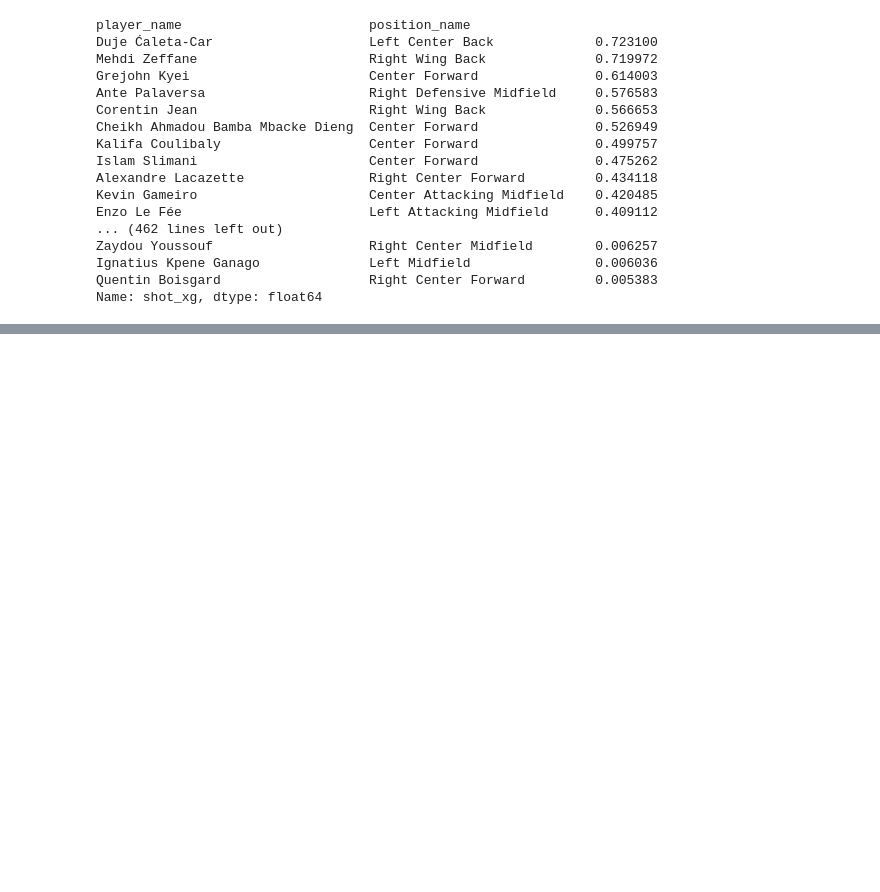
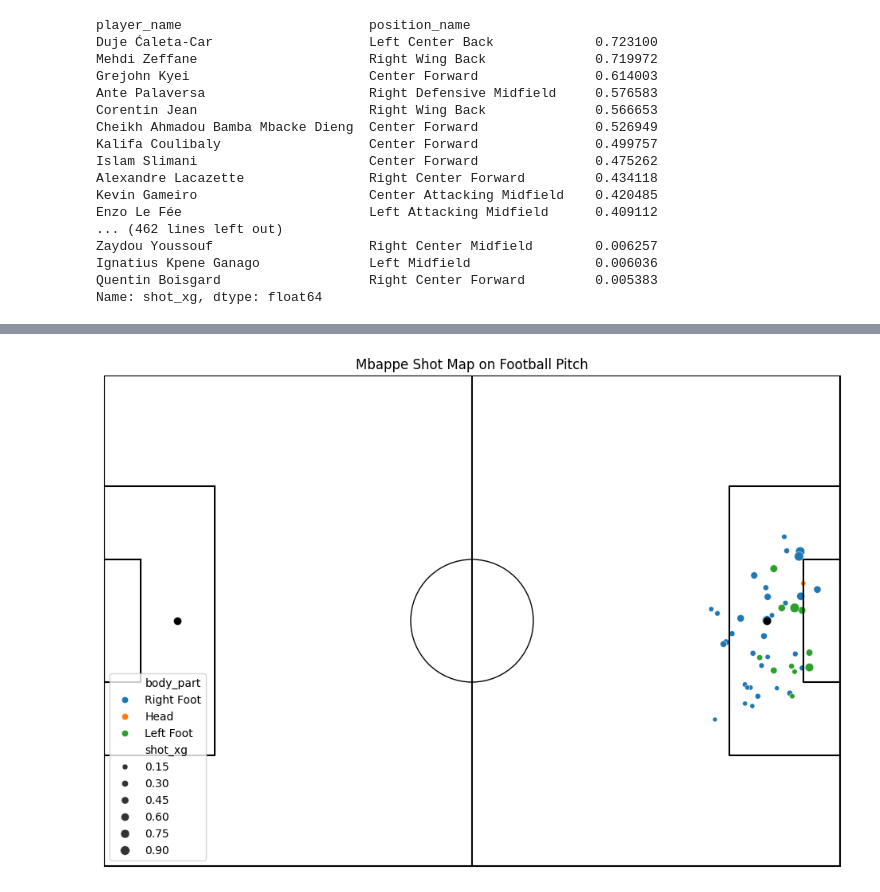
Before and after one commit to Clarkey33/Soccer-xG-Analytics-Model, a Jupyter notebook: notebooks/player_finishing_profile_data_prep.ipynb, the cells around one changed output, grey strips where cells are left out. Drawn from its saved outputs; the diff is of its cells as text; code cells hidden in the pictures; blank space fills up the shorter version.

```diff
--- a/notebooks/player_finishing_profile_data_prep.ipynb
+++ b/notebooks/player_finishing_profile_data_prep.ipynb
@@ -911,0 +1041,17 @@ Name: shot_xg, dtype: float64
+# %%
+#Shot Map on Football Pitch for Shot Outcome = goal (Scatter Plot of 'x' and 'y')
+
+#filter dataframe
+shots_goals= mbappe[mbappe['shot_outcome'] == 'Goal']
+
+fig, ax = plt.subplots(figsize=(12, 8))
+ax = draw_pitch(ax)
+
+# Plot shots colored by xG
+sc = sns.scatterplot(data = shots_goals, x= 'x_coordinate',y='y_coordinate', hue= 'body_part',size='shot_xg')
+
+#plt.colorbar(sc, label='Shot Outcome')
+plt.title('Mbappe Shot Map on Football Pitch')
+plt.show()
+# %% [output]
+[figure, added]
```
Also changed, not shown: parts of 13 cells of this notebook, 1 other file.
